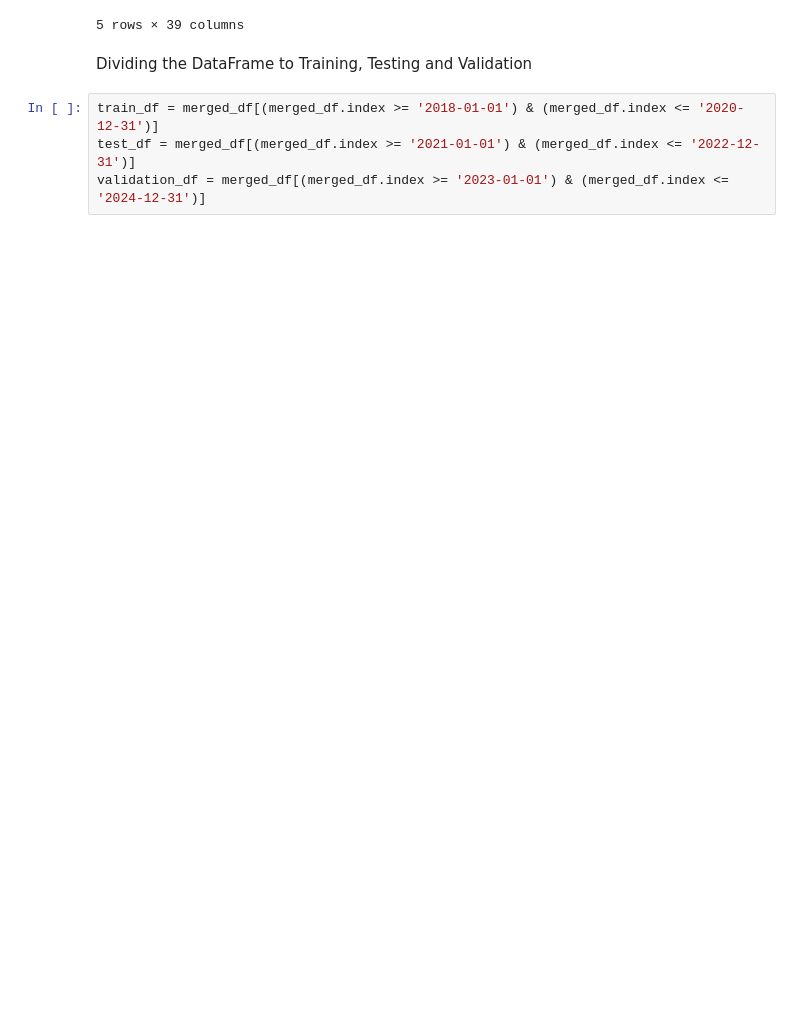
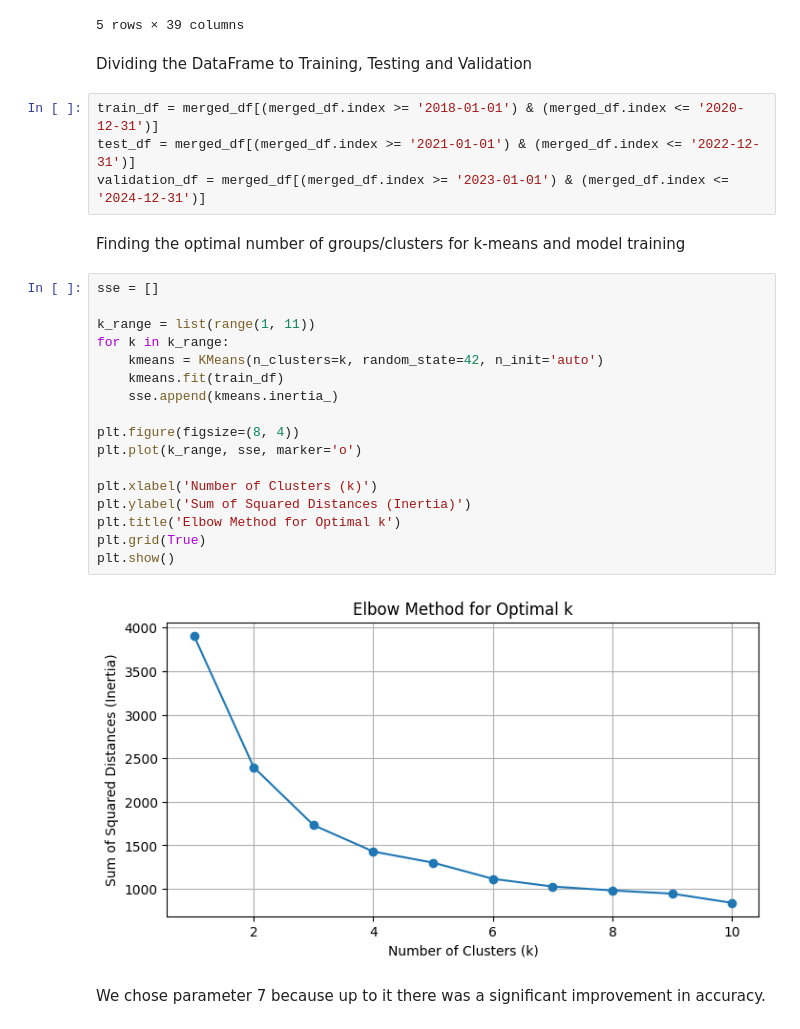
Before and after one commit to NaorSaati/AlgoTradingDS, a Jupyter notebook: Project.ipynb, the cells around one changed output. Cells and saved outputs as stored; diff of their text form; blank space fills up the shorter version.

```diff
--- a/Project.ipynb
+++ b/Project.ipynb
@@ -129,3 +129,26 @@ Dividing the DataFrame to Training, Testing and Validation
 train_df = merged_df[(merged_df.index >= '2018-01-01') & (merged_df.index <= '2020-12-31')]
 test_df = merged_df[(merged_df.index >= '2021-01-01') & (merged_df.index <= '2022-12-31')]
 validation_df = merged_df[(merged_df.index >= '2023-01-01') & (merged_df.index <= '2024-12-31')]
+# %% [markdown]
+Finding the optimal number of groups/clusters for k-means and model training
+# %%
+sse = []
+
+k_range = list(range(1, 11))
+for k in k_range:
+    kmeans = KMeans(n_clusters=k, random_state=42, n_init='auto')
+    kmeans.fit(train_df)
+    sse.append(kmeans.inertia_)
+
+plt.figure(figsize=(8, 4))
+plt.plot(k_range, sse, marker='o')
+
+plt.xlabel('Number of Clusters (k)')
+plt.ylabel('Sum of Squared Distances (Inertia)')
+plt.title('Elbow Method for Optimal k')
+plt.grid(True)
+plt.show()
+# %% [output]
+[figure, added]
+# %% [markdown]
+We chose parameter 7 because up to it there was a significant improvement in accuracy.
```
Also changed, not shown: parts of 10 cells of this notebook, 1 other file.
